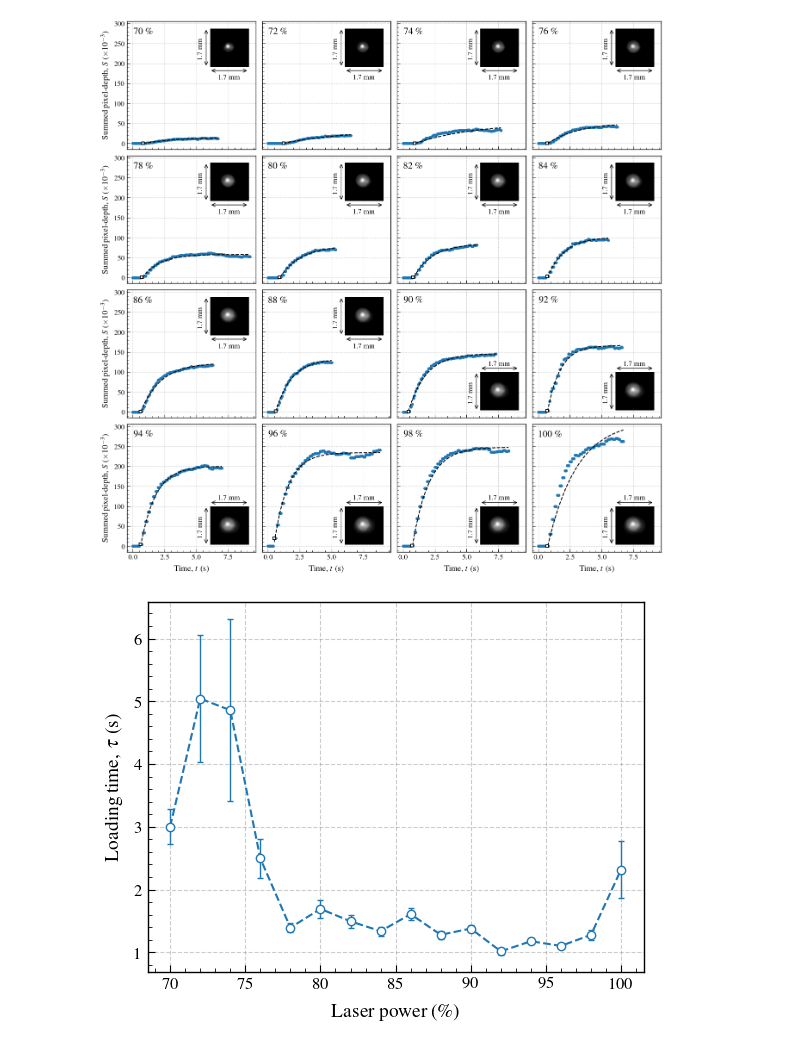
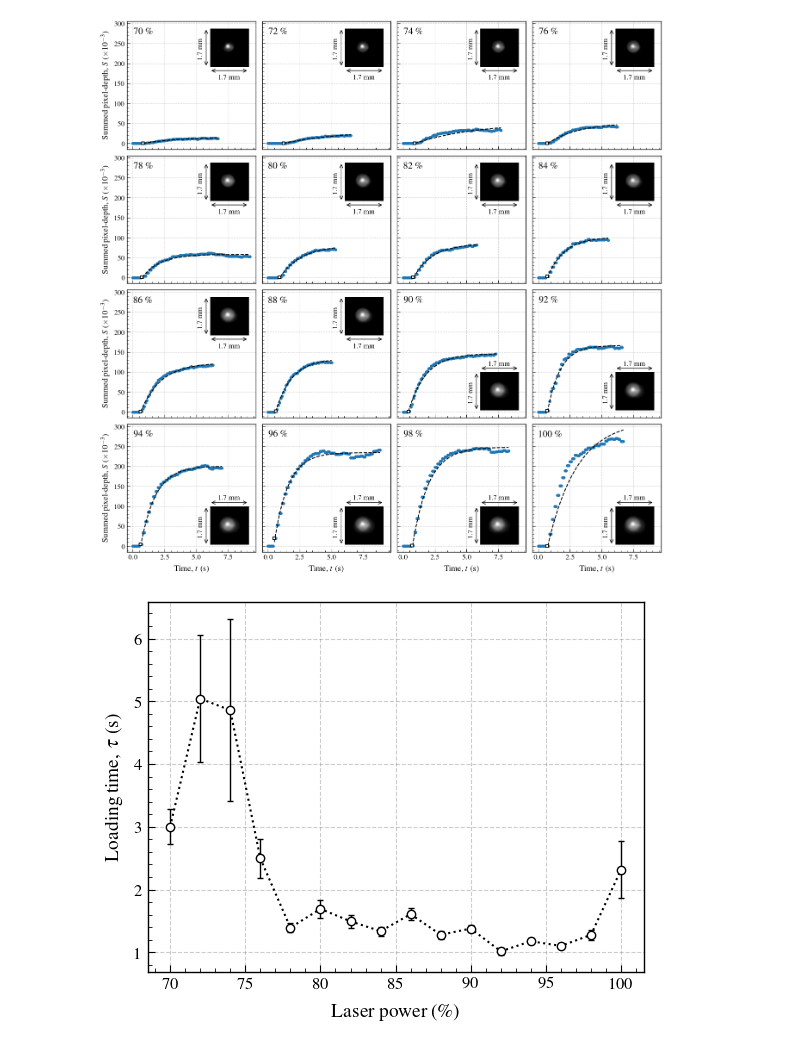
Before and after one commit to nrneubert/AEIEP, a Jupyter notebook: MOT/cooling_power.ipynb, the cells around one changed output. Drawn from its saved outputs; the diff is of its cells as text; code cells hidden in the pictures.

```diff
--- a/MOT/cooling_power.ipynb
+++ b/MOT/cooling_power.ipynb
@@ -148,12 +148,13 @@ fig.savefig("./Figures/time_vs_signal_at_cooling_power.png", format='png', bbox_
 # %%
 fig, ax = plt.subplots()
 
-ax.errorbar(powers, taus, fmt='o', linestyle='--', yerr=tau_sigs, markerfacecolor='w', markeredgecolor='tab:blue', elinewidth=1.0, capsize=2.0)
+ax.errorbar(powers, taus, fmt='o', linestyle='', yerr=tau_sigs, markerfacecolor='w', markeredgecolor='k', elinewidth=1.0, capsize=2.0, ecolor='k')
+ax.plot(powers, taus, 'k:')
 
 ax.set_xlabel("Laser power ($\%$)")
 ax.set_ylabel("Loading time, $\\tau$ (s)")
 ax.grid(alpha=0.4)
 
 fig.savefig("./Figures/cooling_power_vs_loading_time.png", format='png', bbox_inches='tight', dpi=400)
 # %% [output]
-[figure, old version]
+[figure, new version]
```
Also changed, not shown: 10 other files.
